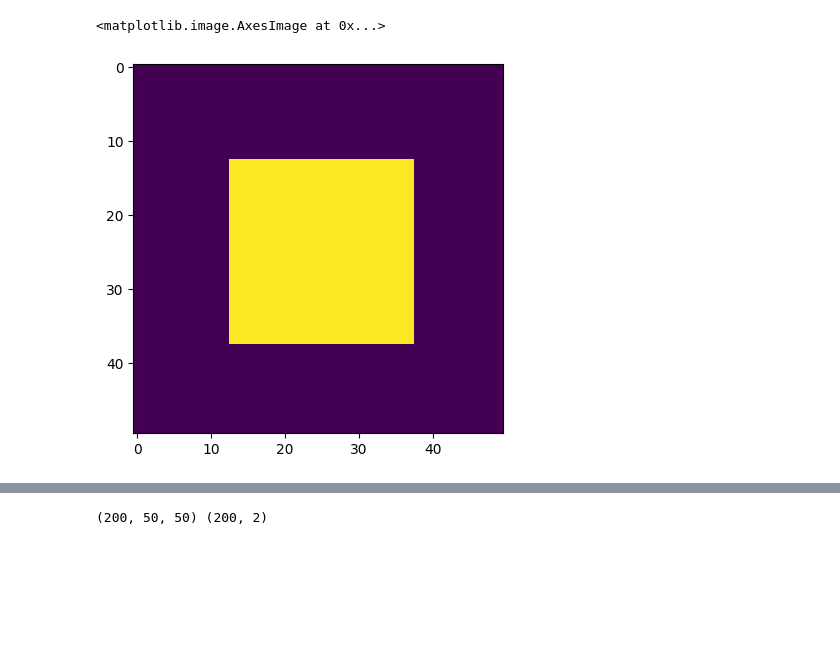
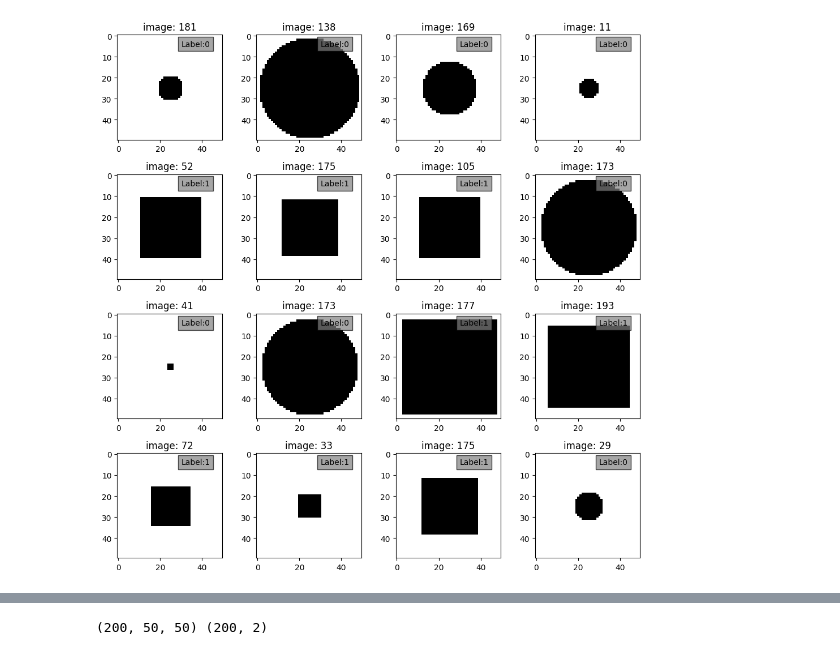
Before and after one commit to sebastlop/series-temporales-machine-learning, a Jupyter notebook: Apuntes/Tema-6/Tema-6.3.1-redes-convolucionales.ipynb, the cells around one changed output, grey strips where cells are left out. Drawn from its saved outputs; the diff is of its cells as text; code cells hidden in the pictures; blank space fills up the shorter version.

```diff
--- a/Apuntes/Tema-6/Tema-6.3.1-redes-convolucionales.ipynb
+++ b/Apuntes/Tema-6/Tema-6.3.1-redes-convolucionales.ipynb
@@ -33,9 +38,16 @@ for i in y_train:
         x_train.append(circle(nx, ny, rng.integers(1,25)))
     else:
         x_train.append(square(nx, ny, rng.integers(1,25)))
-# %%
-plt.imshow(x_train[0])
-# %% [output]
-<matplotlib.image.AxesImage at 0x...>
-[figure, removed]
+# %%
+fig, axs = plt.subplots(4,4, figsize = (10,10))
+for i in range(4):
+    for j in range(4):
+        idx = np.random.randint(0,200)
+        axs[i,j].set_title(f'image: {idx}')
+        axs[i,j].imshow(x_train[idx], cmap = 'binary')
+        t = axs[i,j].text(30,5,f'Label:{y_train[idx]}')
+        t.set_bbox({'facecolor' : 'gray', 'alpha': 0.7})
+fig.tight_layout()
+# %% [output]
+[figure, added]
 # %%
```
Also changed, not shown: parts of 13 cells of this notebook.
